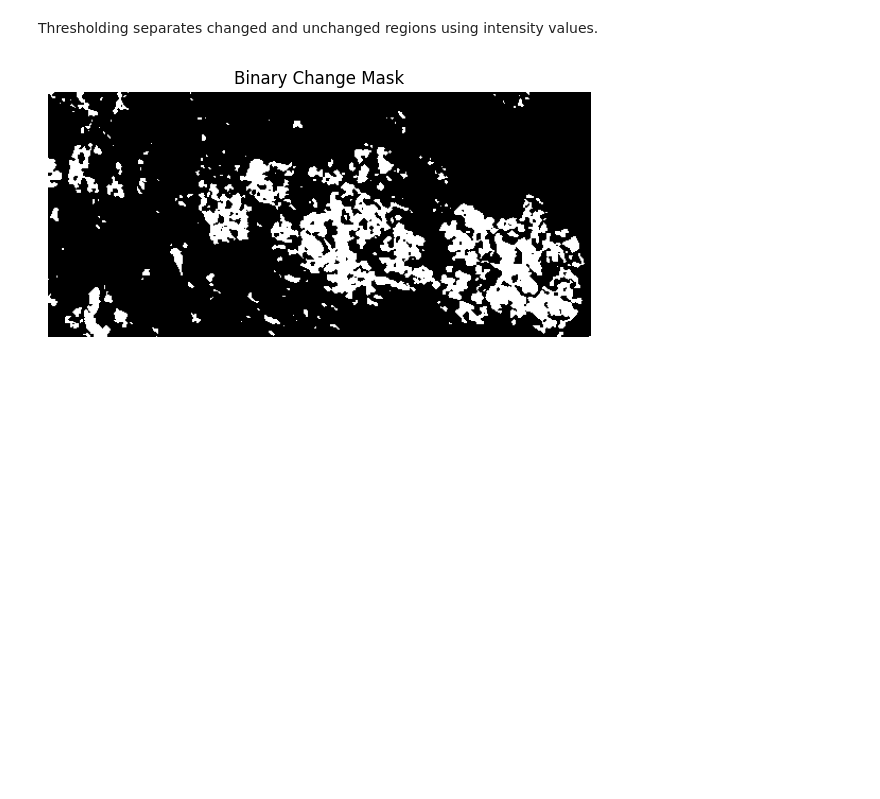
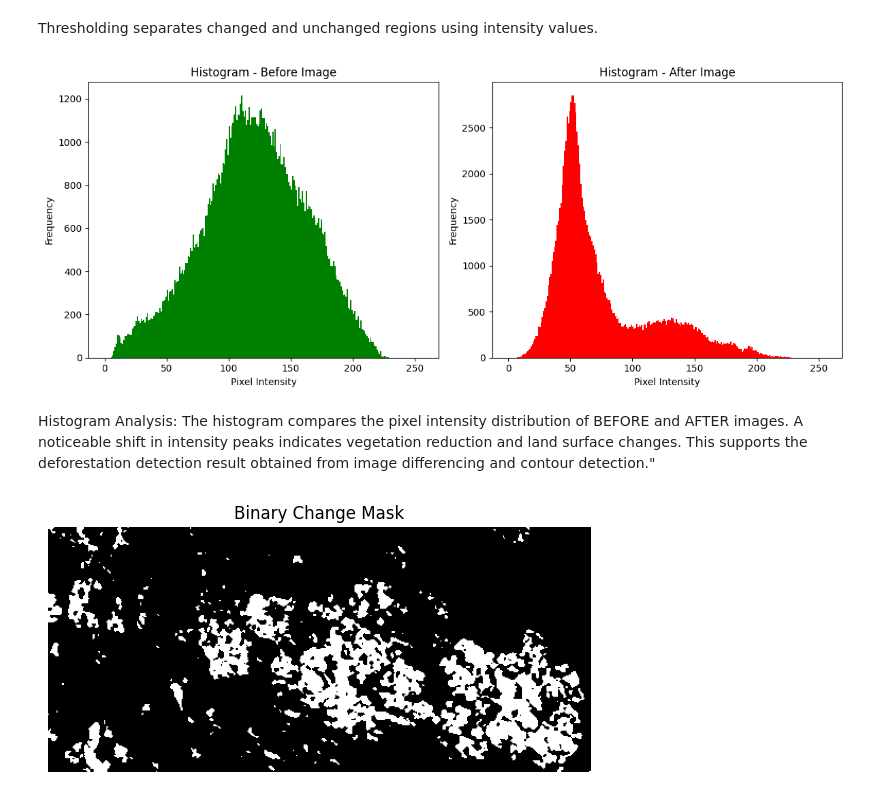
Before and after one commit to Saaarthak0102/Deforestation-Detection, a Jupyter notebook: SarthakSabharwal_2401020234_Deforestation_Detection.ipynb, the cells around one changed output. Cells and saved outputs as stored; diff of their text form; code cells hidden in the pictures; blank space fills up the shorter version.

```diff
--- a/SarthakSabharwal_2401020234_Deforestation_Detection.ipynb
+++ b/SarthakSabharwal_2401020234_Deforestation_Detection.ipynb
@@ -359,6 +365,30 @@ plt.show()
 [figure]
 # %% [markdown]
 Thresholding separates changed and unchanged regions using intensity values.
+# %%
+plt.figure(figsize=(12,5))
+
+plt.subplot(1,2,1)
+plt.hist(gray_before.ravel(), bins=256, range=[0,256], color='green')
+plt.title("Histogram - Before Image")
+plt.xlabel("Pixel Intensity")
+plt.ylabel("Frequency")
+
+plt.subplot(1,2,2)
+plt.hist(gray_after.ravel(), bins=256, range=[0,256], color='red')
+plt.title("Histogram - After Image")
+plt.xlabel("Pixel Intensity")
+plt.ylabel("Frequency")
+
+plt.tight_layout()
+plt.show()
+# %% [output]
+[figure, added]
+# %% [markdown]
+Histogram Analysis:
+The histogram compares the pixel intensity distribution of BEFORE and AFTER images.
+A noticeable shift in intensity peaks indicates vegetation reduction and land surface changes.
+This supports the deforestation detection result obtained from image differencing and contour detection."
 # %%
 change_bin = threshold_change(
     diff_map
```
Also changed, not shown: parts of 4 cells of this notebook, 1 other file.
